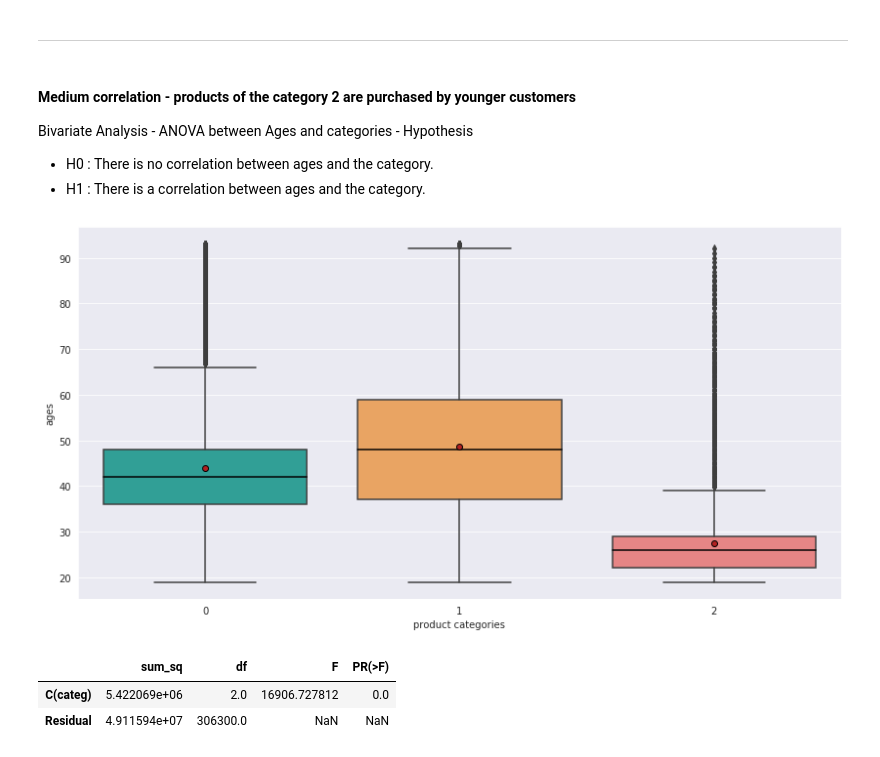
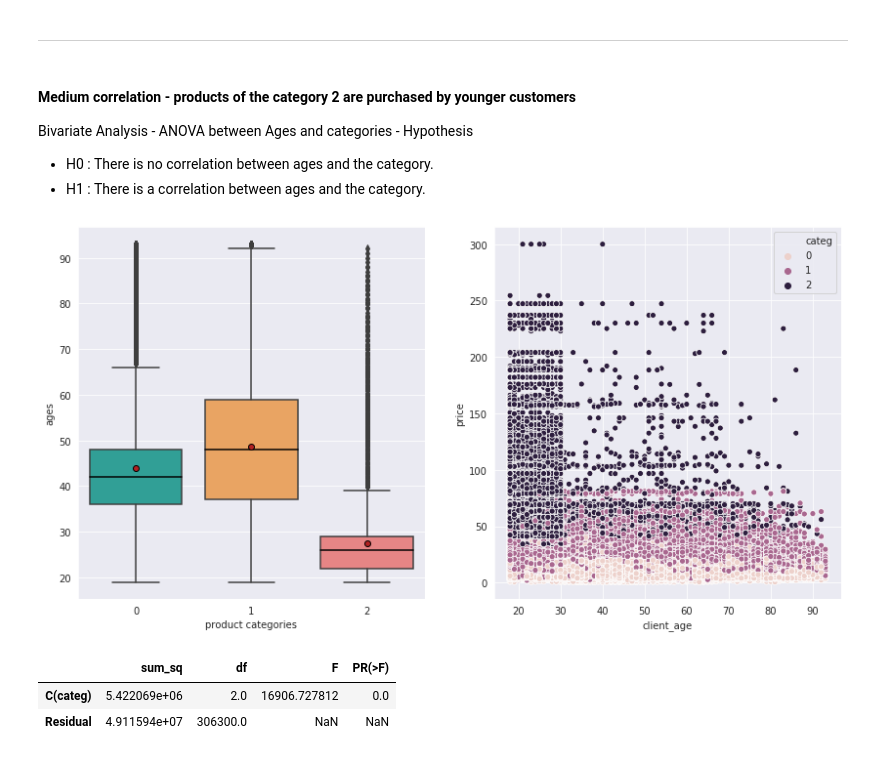
Before and after one commit to Michael-Orange/BookstoreAnalysis_OC, a Jupyter notebook: P4_analysis.ipynb, the cells around one changed output. Cells and saved outputs as stored; diff of their text form; code cells hidden in the pictures.

```diff
--- a/P4_analysis.ipynb
+++ b/P4_analysis.ipynb
@@ -1380,25 +1393,29 @@ group1 group2 meandiff p-adj  lower    upper   reject
 # %% [markdown]
 <hr>
 # %% [markdown]
-<h4>Medium correlation - products of the category 2 are purchased by younger customers</h4><a id='c_price'></a>
+<h4>Medium correlation - products of the category 2 are purchased by younger customers</h4><a id='c_ages_categ'></a>
 
 Bivariate Analysis - ANOVA between Ages and categories - Hypothesis
 * H0 : There is no correlation between ages and the category.
 * H1 : There is a correlation between ages and the category.
 # %%
-fig_cor10,  ax = plt.subplots(1,1, figsize = (14, 7))
+fig_cor10,  (ax1, ax2) = plt.subplots(1,2, figsize = (14, 7))
 
 X = 'categ'
 Y = 'client_age'
+
 medianprops = {'color':"black"}
 meanprops = {'marker':'o', 'markeredgecolor':'black', 'markerfacecolor':'firebrick'}
-sns.boxplot(data_transac_cor[X],data_transac_cor[Y], showmeans=True, meanprops=meanprops, medianprops=medianprops, ax=ax);
-ax.set_xlabel('product categories')
-ax.set_ylabel('ages')
+
+sns.boxplot(data_transac_cor[X],data_transac_cor[Y], showmeans=True, meanprops=meanprops, medianprops=medianprops, ax=ax1);
+ax1.set_xlabel('product categories')
+ax1.set_ylabel('ages')
+
+sns.scatterplot(x='client_age', y='price', hue='categ', data= data_transac, ax=ax2)
 
 plt.savefig('data/output_graphics/fig_cor10.png',transparent=True)
 # %% [output]
-[figure, old version]
+[figure, new version]
 # %%
 linear_model = ols('client_age ~C(categ)', data=data_transac_cor).fit()
 table = sm.stats.anova_lm(linear_model, typ=2)
```
Also changed, not shown: parts of 18 cells of this notebook, 1 other file.
